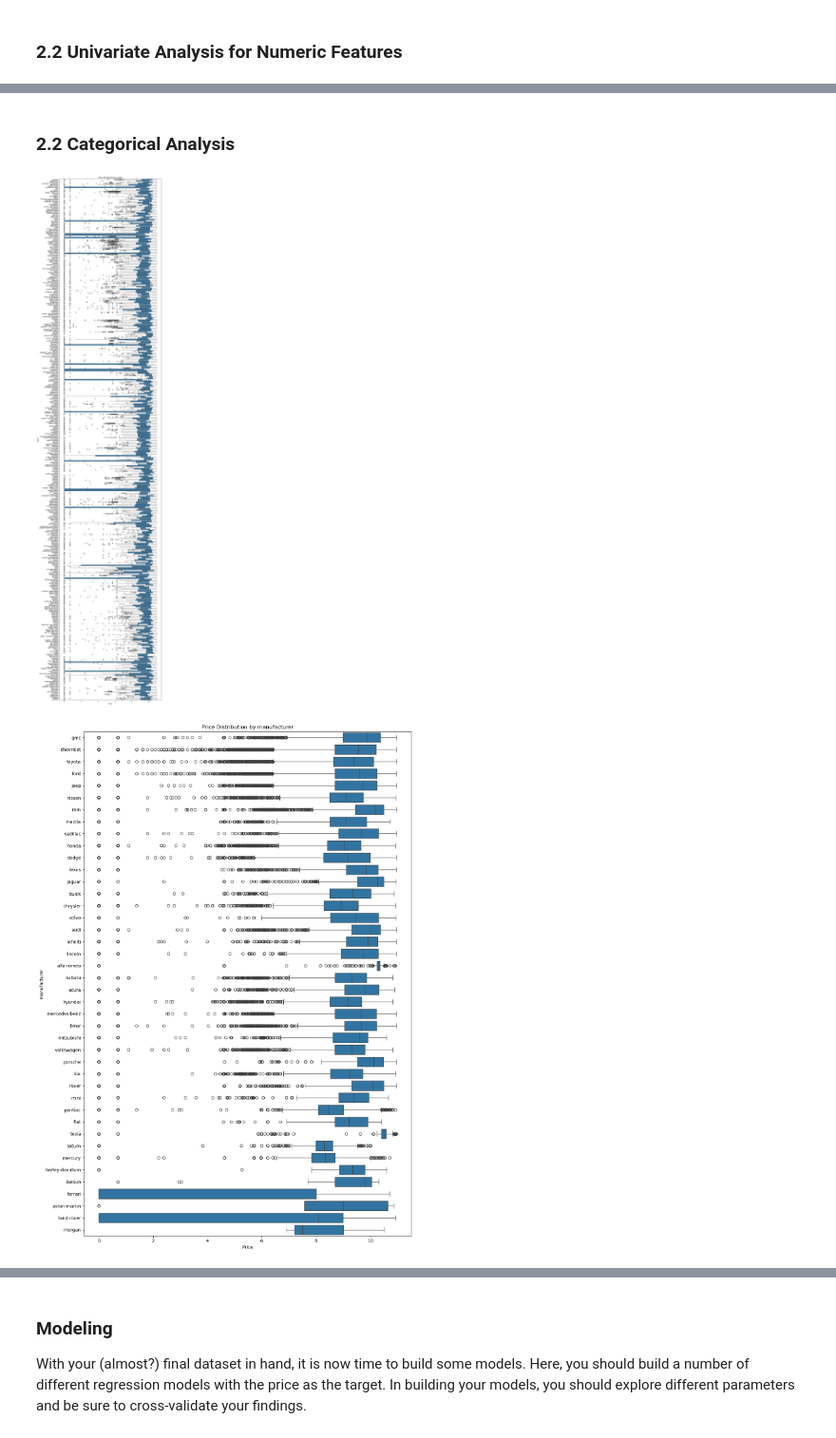
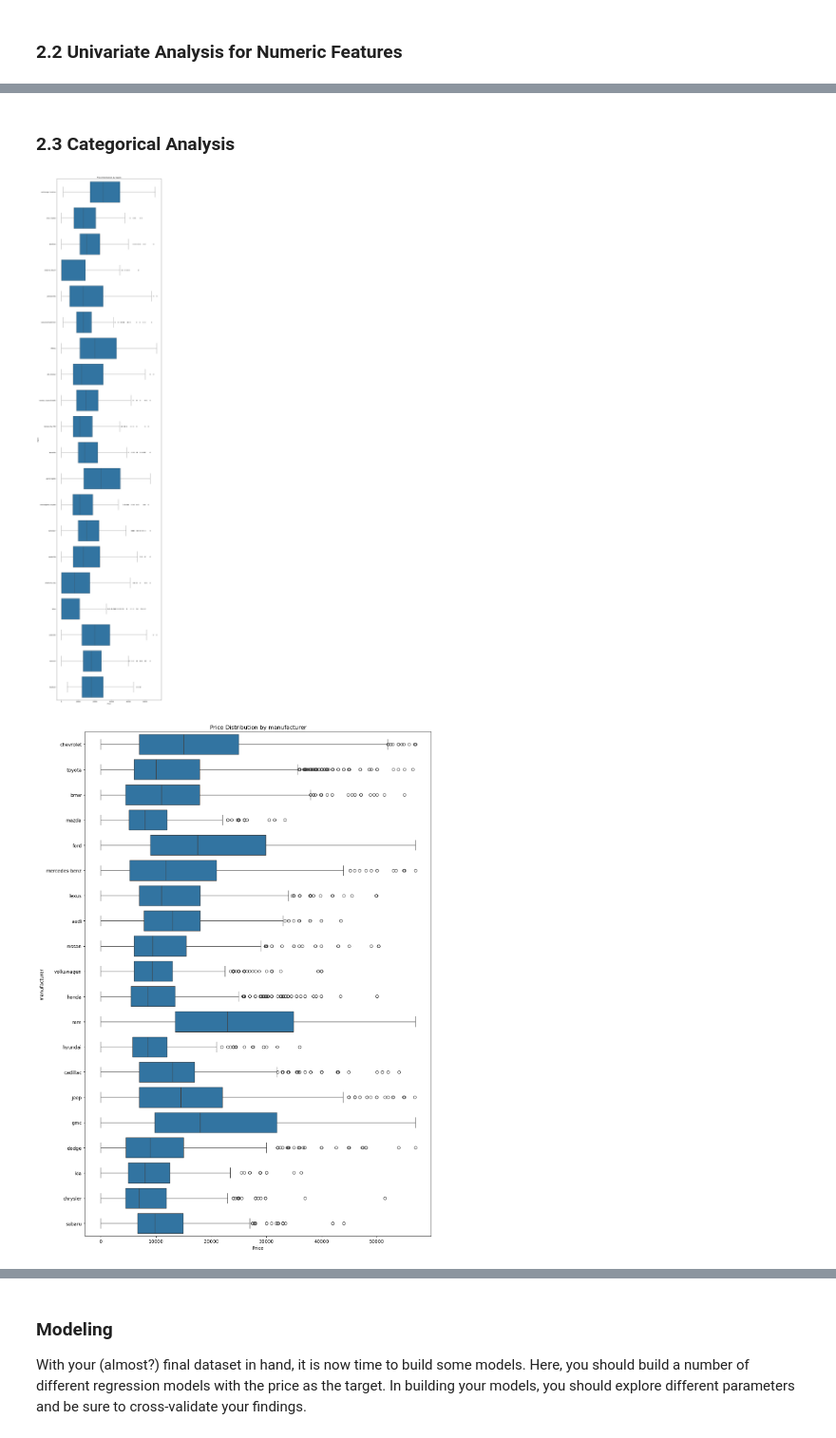
Before and after one commit to peanutenthusiast/urban-spock, a Jupyter notebook: prompt_II.ipynb, the cells around one changed output, grey strips where cells are left out. Shown at 95% size. Saved outputs shown, nothing was run; the diff lists cells and outputs as text; code cells hidden in the pictures.

Commit message:
Add univariate analysis for numerical and categorical columns

```diff
--- a/prompt_II.ipynb
+++ b/prompt_II.ipynb
@@ -196,7 +185,7 @@ plt.show()
 numeric_cols = vehicles_clean.select_dtypes(include=[np.number]).columns.tolist()
 
 # Remove 'id' and 'price' from numeric columns (we don't want to plot price vs. itself or id)
-numeric_cols = [col for col in numeric_cols if col not in ['id', 'price']]
+numeric_cols = [col for col in numeric_cols if col not in ['id', 'price', 'log_price']]
 
 # Create scatter plots
 num_plots = len(numeric_cols)
@@ -205,20 +194,13 @@ plt.figure(figsize=(15, rows * 5))  # Adjust overall figure size
 
 
 for i, col in enumerate(numeric_cols):
-    # Q1 = vehicles[col].quantile(0.25)
-    # Q3 = vehicles[col].quantile(0.75)
-    # IQR = Q3 - Q1
-
-    # ## Define limits
-    # lower_bound = Q1 - 1.5 * IQR
-    # upper_bound = Q3 + 1.5 * IQR
-
-    # vehicles_clean = vehicles_clean[(vehicles_clean[col] >= lower_bound) & (vehicles_clean[col] <= upper_bound)].dropna()
+    vehicles_clean = vehicles_clean[(vehicles_clean[col] >= lower_bound) & (vehicles_clean[col] <= upper_bound)].dropna()
     plt.subplot(rows, 3, i + 1)  # Create a subplot for each column
     plt.scatter(vehicles_clean[col], vehicles_clean['price'], alpha=0.5)
     plt.title(f"Price vs {col}")
     plt.xlabel(col)
     plt.ylabel('Price')
+    print(vehicles_clean[[col, 'price']].corr())
 
 plt.tight_layout()
 plt.show()
@@ -227,34 +215,35 @@ plt.show()
 # %% [markdown]
-### 2.2 Categorical Analysis
+### 2.3 Categorical Analysis
 # %%
 categorical_cols = vehicles.select_dtypes(include=["object"]).columns.tolist()
 categorical_cols.remove('VIN')
 categorical_cols.remove('model')
 categorical_cols
 
 # Box plots for categorical columns against price
 for col in categorical_cols:
     unique_values = vehicles_clean[col].nunique()
 
     if unique_values > 20:  # Use horizontal box plot for many categories
+        top_vals = vehicles_clean[col].value_counts().head(20).index
         plt.figure(figsize=(12, min(unique_values * 0.4, 50)))  # Adjust height dynamically
-        sns.boxplot(y=col, x='log_price', data=vehicles_clean)
+        sns.boxplot(y=col, x='price', data=vehicles_clean[vehicles_clean[col].isin(top_vals)])
         plt.title(f"Price Distribution by {col}")
         plt.xlabel('Price')
         plt.ylabel(col)
         plt.tight_layout()
         plt.show()
 
     else:  # Use vertical box plot for fewer categories
         width = max(10, unique_values * 0.5)
         plt.figure(figsize=(width, 8))
-        sns.boxplot(x=col, y='log_price', data=vehicles_clean)
+        sns.boxplot(x=col, y='price', data=vehicles_clean)
         plt.title(f"Price Distribution by {col}")
         plt.xlabel(col)
         plt.ylabel('Price')
         plt.xticks(rotation=45, ha='right')
         plt.tight_layout()
         plt.show()
 # %% [output]
-[figure, old version]
+[figure, new version]
-[figure, old version]
+[figure, new version]
```
Also changed, not shown: parts of 11 cells of this notebook.
